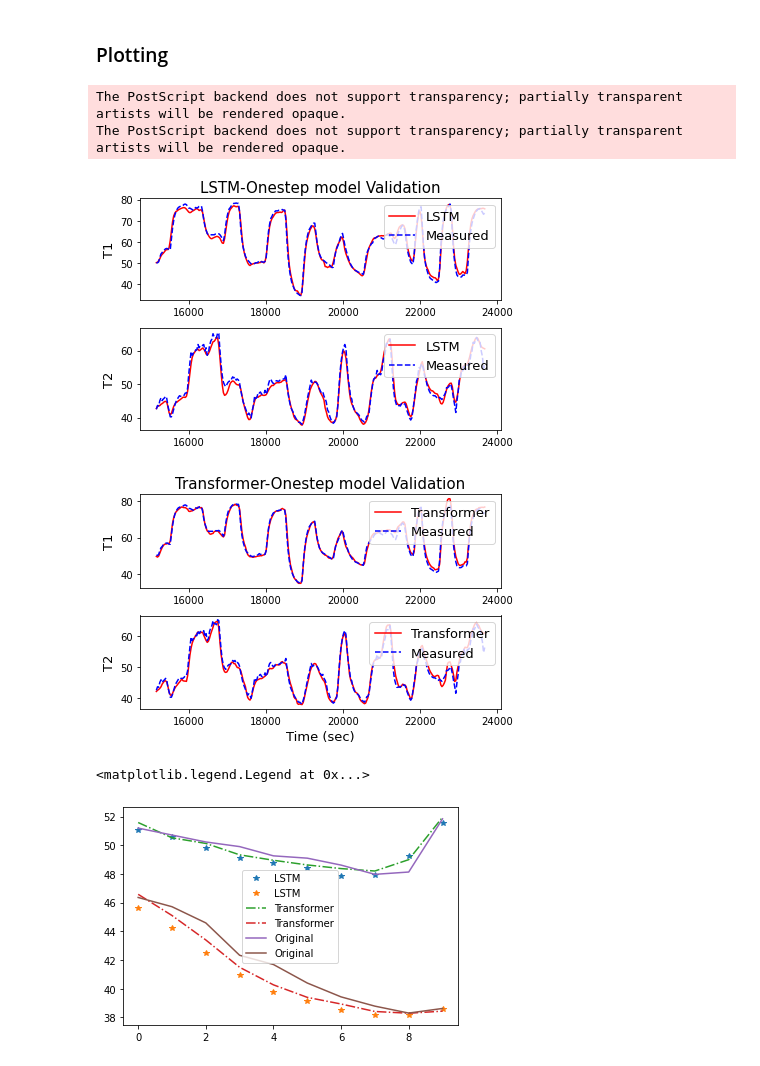
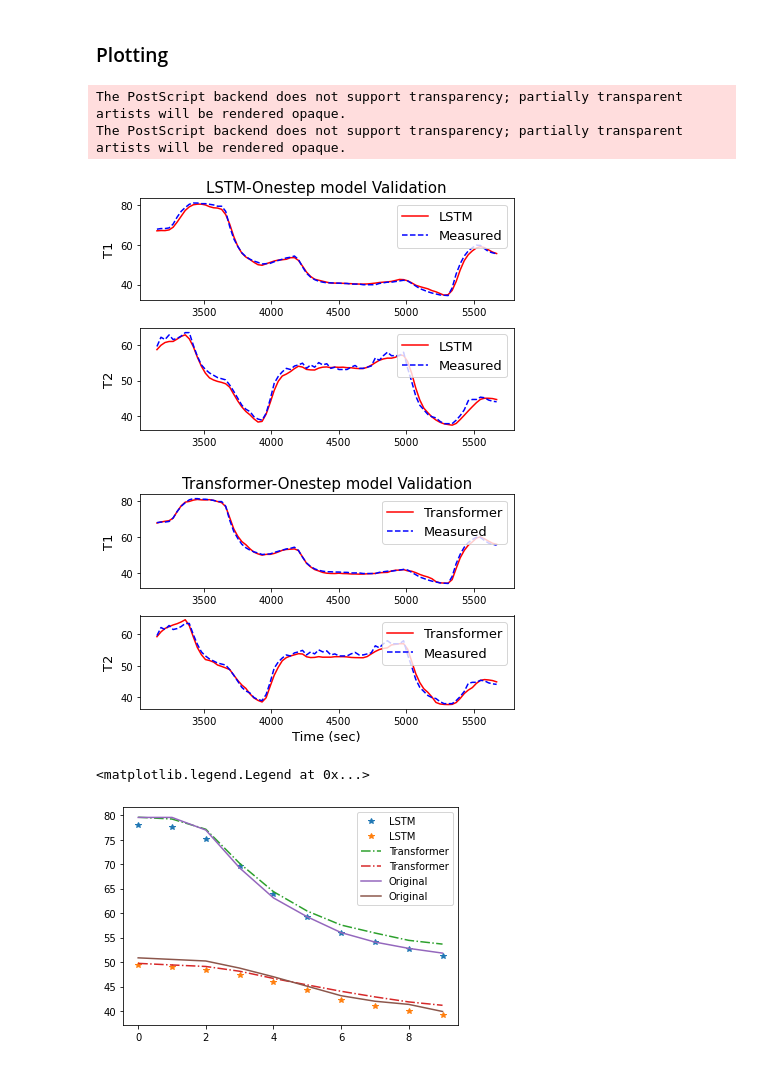
Before and after one commit to BYU-PRISM/Transformer_MPC, a Jupyter notebook: 02_Surrogate/TCLab/01_2_Down Sampling + Transformer_Training_FOPDT_Multistep_prediction.ipynb, the cells around one changed output. Saved outputs shown, nothing was run; the diff lists cells and outputs as text; code cells hidden in the pictures.

Commit message:
TClab multistep training code updated

```diff
--- a/02_Surrogate/TCLab/01_2_Down Sampling + Transformer_Training_FOPDT_Multistep_prediction.ipynb
+++ b/02_Surrogate/TCLab/01_2_Down Sampling + Transformer_Training_FOPDT_Multistep_prediction.ipynb
@@ -529,7 +529,7 @@ s2 = model_params['yscale']
 window = model_params['window']
 
 # Load validation data
-tcLab = pd.read_pickle('TCLab_MIMO_Data_026_30000_0_100.pkl')
+tcLab = pd.read_pickle('TCLab_MIMO_Data_027_15000_0_100.pkl')
 
 # Downsample
 interval = 30
@@ -538,7 +538,7 @@ downsampled_interval = interval # New interval (sec)
 tcLab_resample = tcLab.iloc[::downsampled_interval, :]
 
 # Select a Data Range to show
-tcLab_resample = tcLab_resample[500:800]
+tcLab_resample = tcLab_resample[100:200]
 
 
 # Scale
@@ -638,15 +638,14 @@ plt.savefig('TCLab_validation_Transformer_Multistep_data1.png')
 # %% [output]
 The PostScript backend does not support transparency; partially transparent artists will be rendered opaque.
 The PostScript backend does not support transparency; partially transparent artists will be rendered opaque.
-[figure, old version]
+[figure, new version]
-[figure, old version]
+[figure, new version]
 # %%
-plt.plot(Yp_val_lstm[150], '*', label='LSTM')
-plt.plot(Yp_val_trans[150], '-.', label='Transformer')
+plt.plot(Yp_val_lstm[20], '*', label='LSTM')
+plt.plot(Yp_val_trans[20], '-.', label='Transformer')
 
-
-plt.plot(Ym_val[150], label='Original')
+plt.plot(Ym_val[20], label='Original')
 plt.legend()
 # %% [output]
 <matplotlib.legend.Legend at 0x...>
-[figure, old version]
+[figure, new version]
```
Also changed, not shown: parts of 11 cells of this notebook, 1 other file.
